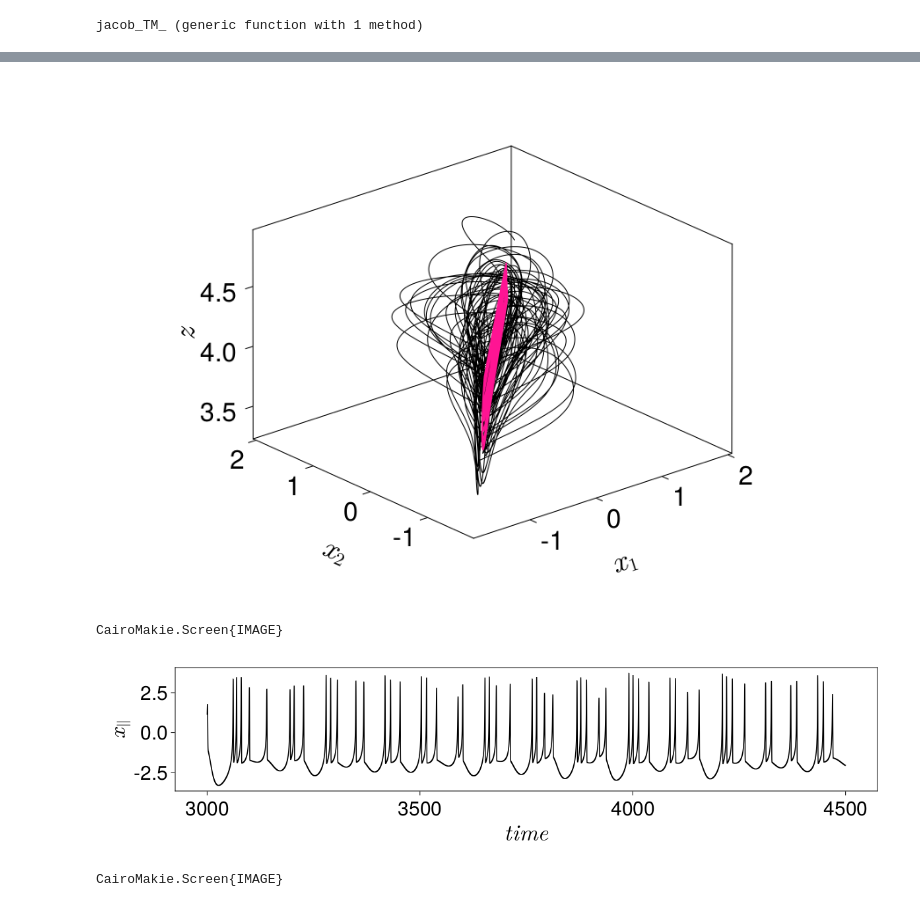
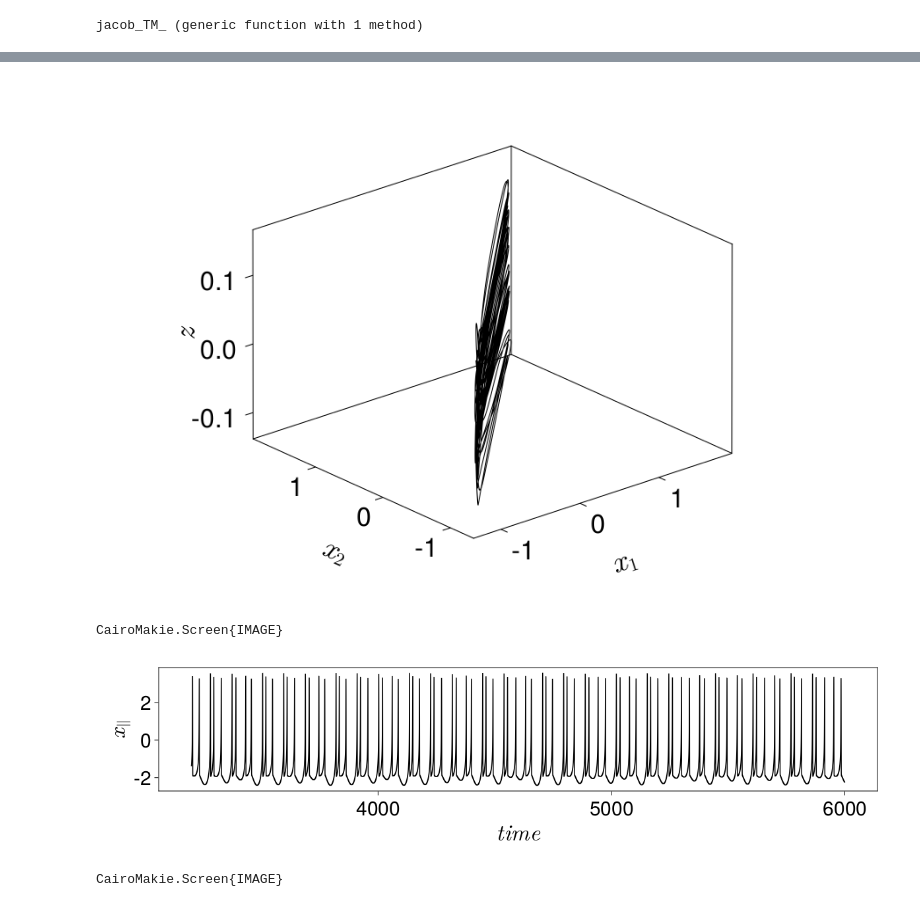
Before and after one commit to SergeyNovak777/dynamical-systems, a Jupyter notebook: HIndmarsh Rose memristor/notebooks/timeseries phase pojections/Modes.ipynb, the cells around one changed output, grey strips where cells are left out. Drawn from its saved outputs; the diff is of its cells as text; code cells hidden in the pictures.

```diff
--- a/HIndmarsh Rose memristor/notebooks/timeseries phase pojections/Modes.ipynb
+++ b/HIndmarsh Rose memristor/notebooks/timeseries phase pojections/Modes.ipynb
@@ -39,12 +51,10 @@ end
 a = 1.0; b = 3.0; c = 1.0; d = 5.0;
 xr = -1.6; r = 0.01; s = 5.0; I = 4.0; xv = 2.0;
 k1= 0.07; k2 = 0.07;
-k1_me = 0.35
-k2_me = 0.0
+k1_me = 0.411371237458194
+k2_me = 0.2
 u0 = [-1.5, 0.0, 0.0, -2.5, 0.0, 0.0, 0.0]
 p = [a, b, c, d, s, xr, r, I, xv, k1, k2, k1_me, k2_me];
 # %%
-tt = 3000
-time = 1500
-tstep = 0.001
+tt = 3000; time = 10000; tstep = 0.001
 integ_set = (alg = RK4(), adaptive = false, dt = tstep)
@@ -68,12 +71,7 @@ another = [-0.5191345591508597
 # %%
-ds = CoupledODEs(HR_mem, u0, p, diffeq = integ_set)
-ds1 = CoupledODEs(HR_mem, syka, p, diffeq = integ_set)
-
+ds = CoupledODEs(HR_mem, tr[end], p, diffeq = integ_set)
 tr, trange = trajectory(ds, time; Δt = integ_set.dt, Ttr = tt)
-tr1, trange1 = trajectory(ds1, time; Δt = integ_set.dt, Ttr = tt)
-
 xsum = tr[:, 1] + tr[:, 4];
-xsum1 = tr[:, 1] + tr[:, 4];
 # %%
 ds = CoupledODEs(HR_mem, tr[end], p, diffeq = integ_set)
 LSE = lyapunovspectrum(ds, time)
@@ -101,6 +88,6 @@ LSE1 = lyapunovspectrum(ds1, time)
 # %%
-ts, tf = 1, 1500000
-idx, idy, idz = 1, 4, 3
+ts, tf = 2000000, 3000000
+idx, idy, idz = 1, 4, 7
 lb_size = 35; tck_size = 30;
 dis  = 60;
 
@@ -113,28 +100,23 @@ ax = Axis3(f[1, 1],
             xgridvisible = false, ygridvisible = false, zgridvisible = false,
             protrusions = dis, xlabeloffset = dis, ylabeloffset = dis, zlabeloffset = dis)
 
-lines!(tr[ts:tf, idx], tr[ts:tf, idy], tr[ts:tf, idz],
-    linewidth = 1.0, color = :black) # linewidth 3.0
-
-lines!(tr1[ts:tf, idx], tr1[ts:tf, idy], tr1[ts:tf, idz],
-    linewidth = 1.0, color = :deeppink) # linewidth 3.0
-
+lines!(tr[ts:tf, idx], tr[ts:tf, idy], tr[ts:tf, idz], linewidth = 1.0, color = :black)
 display(f)
 # %% [output]
-[figure, old version]
+[figure, new version]
 CairoMakie.Screen{IMAGE}
 # %%
-ts, tf = 1, 1500000
+ts, tf = 200000, 3000000
 
 CairoMakie.activate!()
 f = Figure(resolution = (1200, 300))
 axis = Axis(f[1, 1], xlabel = L"$time$", ylabel = L"$x_{||}$",
             xlabelsize = lb_size, ylabelsize = lb_size,
             xticklabelsize = tck_size, yticklabelsize = tck_size,
             xgridvisible = false, ygridvisible = false)
 
 lines!(axis, trange[ts:tf], xsum[ts:tf], linewidth = 1.5, color = :black)
 display(f)
 # %% [output]
-[figure, old version]
+[figure, new version]
 CairoMakie.Screen{IMAGE}
```
Also changed, not shown: parts of 6 cells of this notebook, 4 other files.
